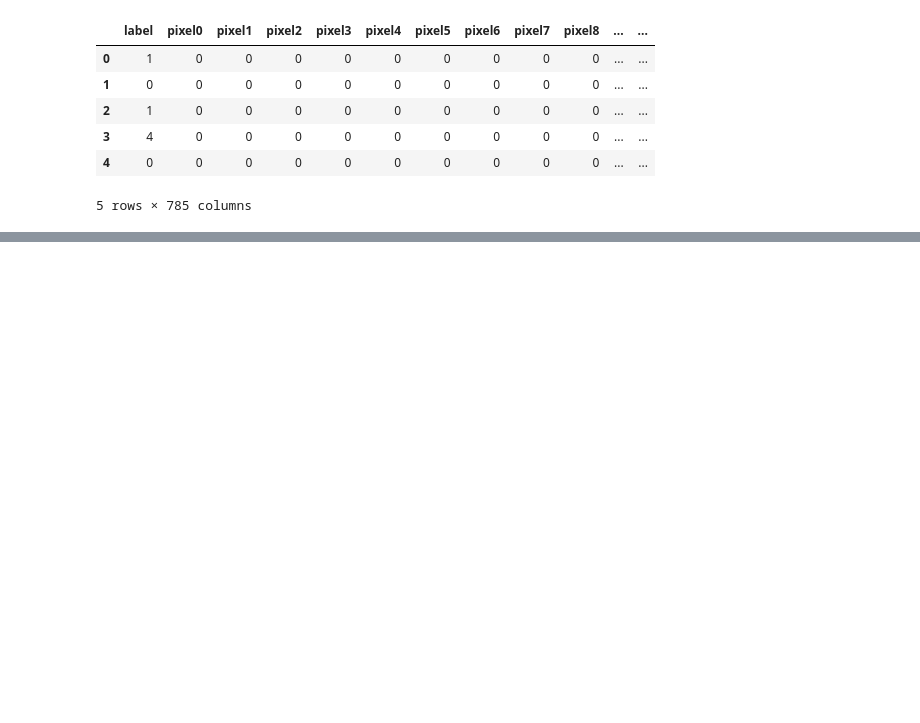
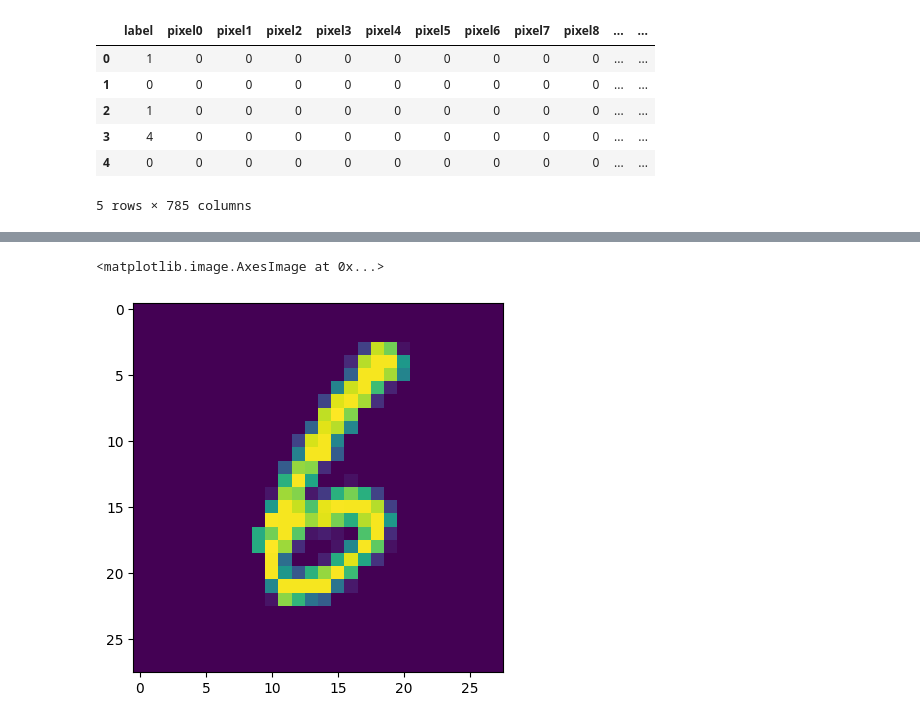
Before and after one commit to Muhammad-Waleed-Source/Machine-Learning, a Jupyter notebook: Day-47/PCA22.ipynb, the cells around one changed output, grey strips where cells are left out. Saved outputs shown, nothing was run; the diff lists cells and outputs as text; code cells hidden in the pictures; blank space fills up the shorter version.

Commit message:
Plot the image

```diff
--- a/Day-47/PCA22.ipynb
+++ b/Day-47/PCA22.ipynb
@@ -75,0 +89,5 @@ df.head()
+# %%
+plt.imshow(df.iloc[39368, 1:].values.reshape(28, 28))
+# %% [output]
+<matplotlib.image.AxesImage at 0x...>
+[figure, added]
```
Also changed, not shown: parts of 4 cells of this notebook.
